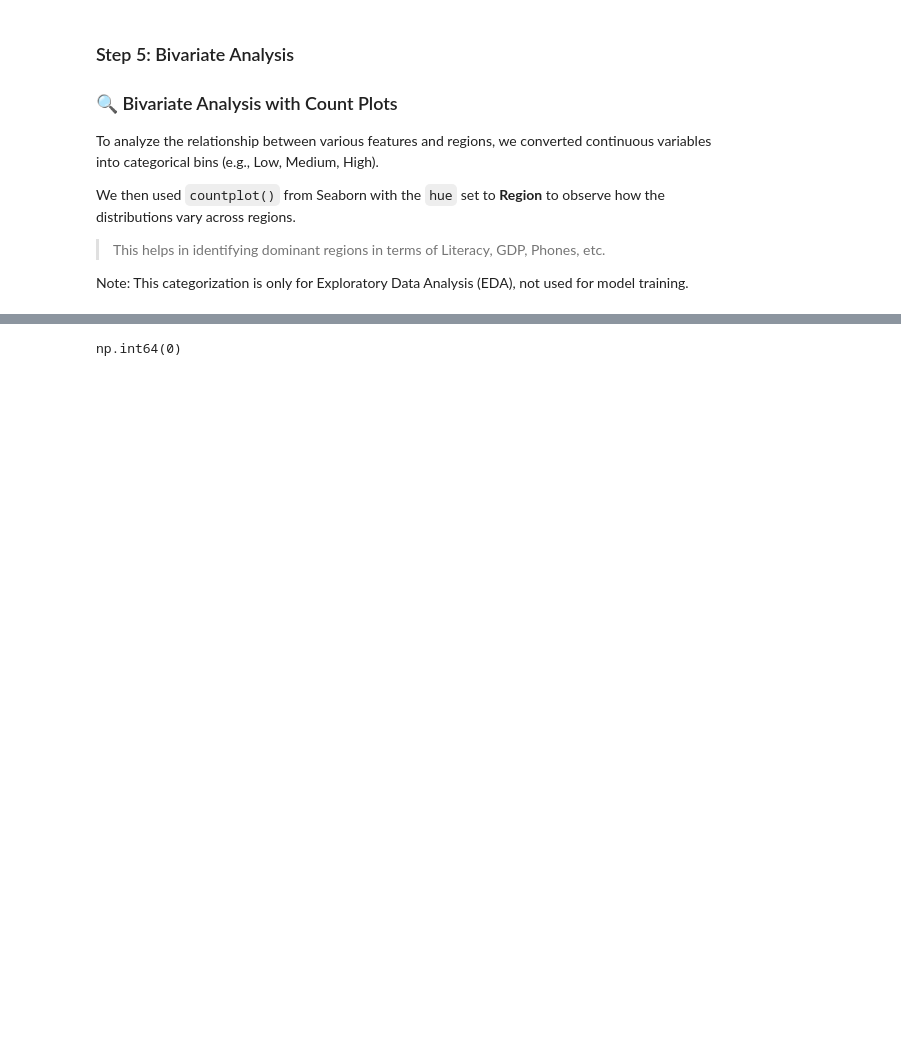
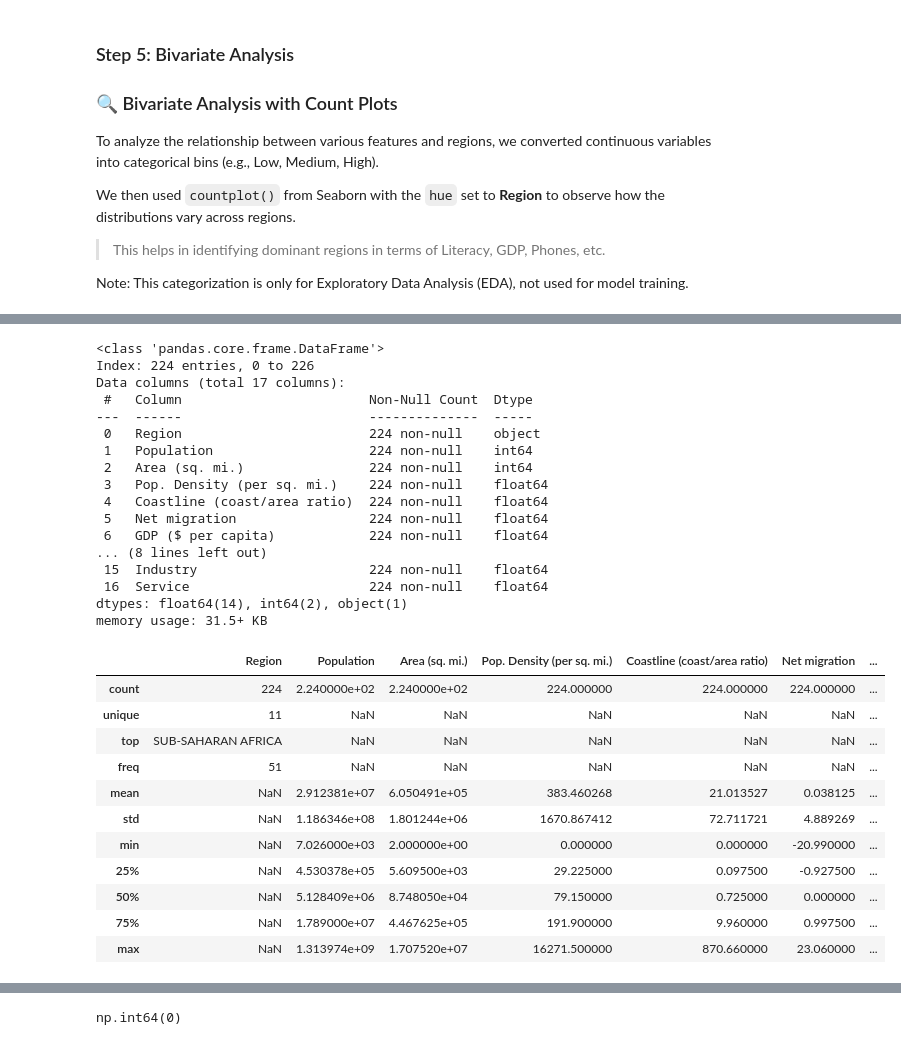
Before and after one commit to ujjwal-hirwani/GDP-per-capita-prediction, a Jupyter notebook: training/GDP_per_capita_prediction_analysis.ipynb, the cells around one changed output, grey strips where cells are left out. Cells and saved outputs as stored; diff of their text form; code cells hidden in the pictures; blank space fills up the shorter version.

```diff
--- a/training/GDP_per_capita_prediction_analysis.ipynb
+++ b/training/GDP_per_capita_prediction_analysis.ipynb
@@ -290,0 +314,33 @@ plt.show()
+# %%
+df.info()
+df.describe(include="all")
+# %% [output]
+<class 'pandas.core.frame.DataFrame'>
+Index: 224 entries, 0 to 226
+Data columns (total 17 columns):
+ #   Column                        Non-Null Count  Dtype
+---  ------                        --------------  -----
+ 0   Region                        224 non-null    object
+ 1   Population                    224 non-null    int64
+ 2   Area (sq. mi.)                224 non-null    int64
+ 3   Pop. Density (per sq. mi.)    224 non-null    float64
+ 4   Coastline (coast/area ratio)  224 non-null    float64
+ 5   Net migration                 224 non-null    float64
+ 6   GDP ($ per capita)            224 non-null    float64
+... (8 lines left out)
+ 15  Industry                      224 non-null    float64
+ 16  Service                       224 non-null    float64
+dtypes: float64(14), int64(2), object(1)
+memory usage: 31.5+ KB
+|  | Region | Population | Area (sq. mi.) | Pop. Density (per sq. mi.) | Coastline (coast/area ratio) | Net migration | ... |
+| count | 224 | 2.240000e+02 | 2.240000e+02 | 224.000000 | 224.000000 | 224.000000 | ... |
+| unique | 11 | NaN | NaN | NaN | NaN | NaN | ... |
+| top | SUB-SAHARAN AFRICA | NaN | NaN | NaN | NaN | NaN | ... |
+| freq | 51 | NaN | NaN | NaN | NaN | NaN | ... |
+| mean | NaN | 2.912381e+07 | 6.050491e+05 | 383.460268 | 21.013527 | 0.038125 | ... |
+| std | NaN | 1.186346e+08 | 1.801244e+06 | 1670.867412 | 72.711721 | 4.889269 | ... |
+| min | NaN | 7.026000e+03 | 2.000000e+00 | 0.000000 | 0.000000 | -20.990000 | ... |
+| 25% | NaN | 4.530378e+05 | 5.609500e+03 | 29.225000 | 0.097500 | -0.927500 | ... |
+| 50% | NaN | 5.128409e+06 | 8.748050e+04 | 79.150000 | 0.725000 | 0.000000 | ... |
+| 75% | NaN | 1.789000e+07 | 4.467625e+05 | 191.900000 | 9.960000 | 0.997500 | ... |
+| max | NaN | 1.313974e+09 | 1.707520e+07 | 16271.500000 | 870.660000 | 23.060000 | ... |
```
Also changed, not shown: parts of 24 cells of this notebook.
